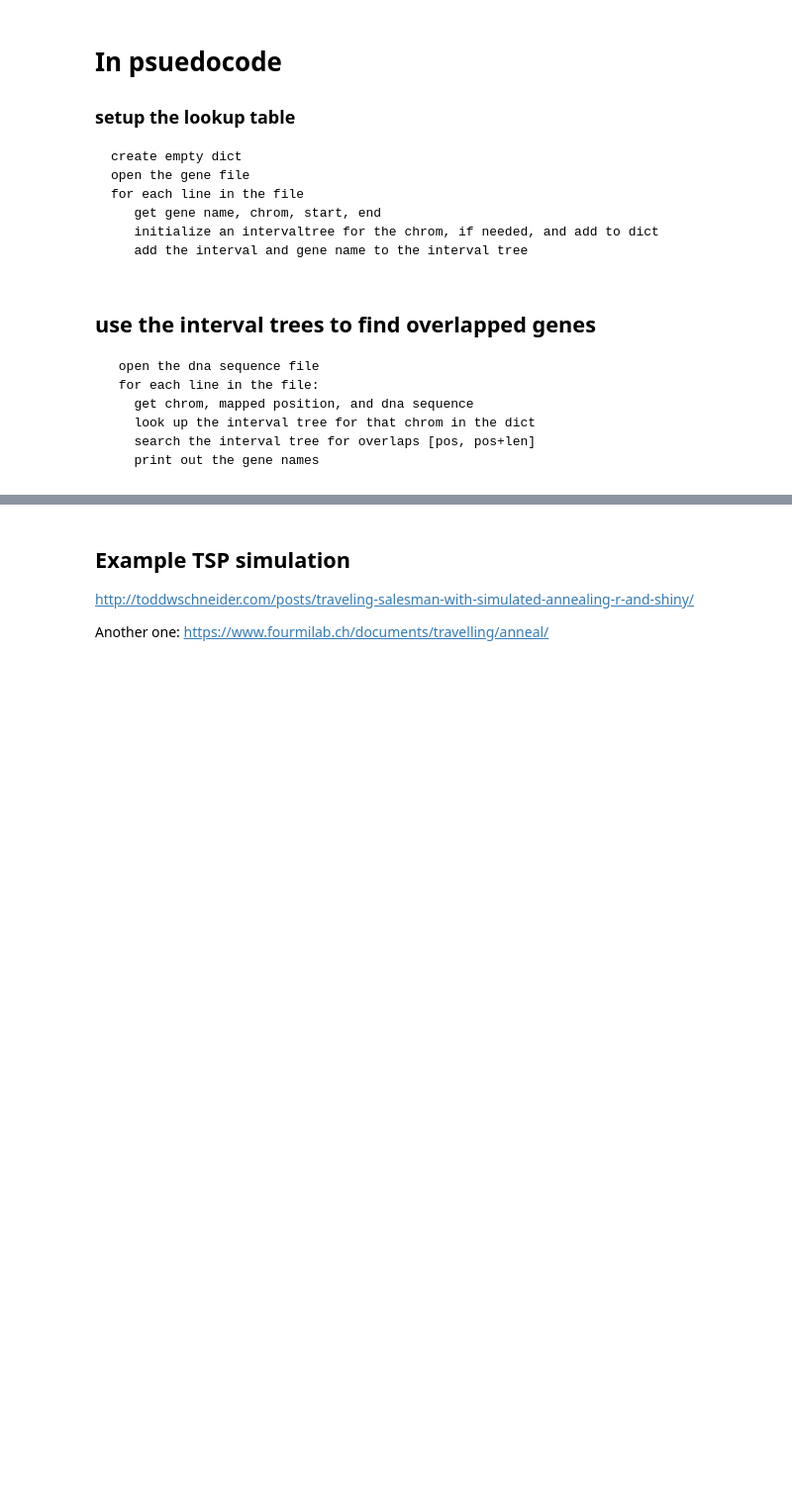
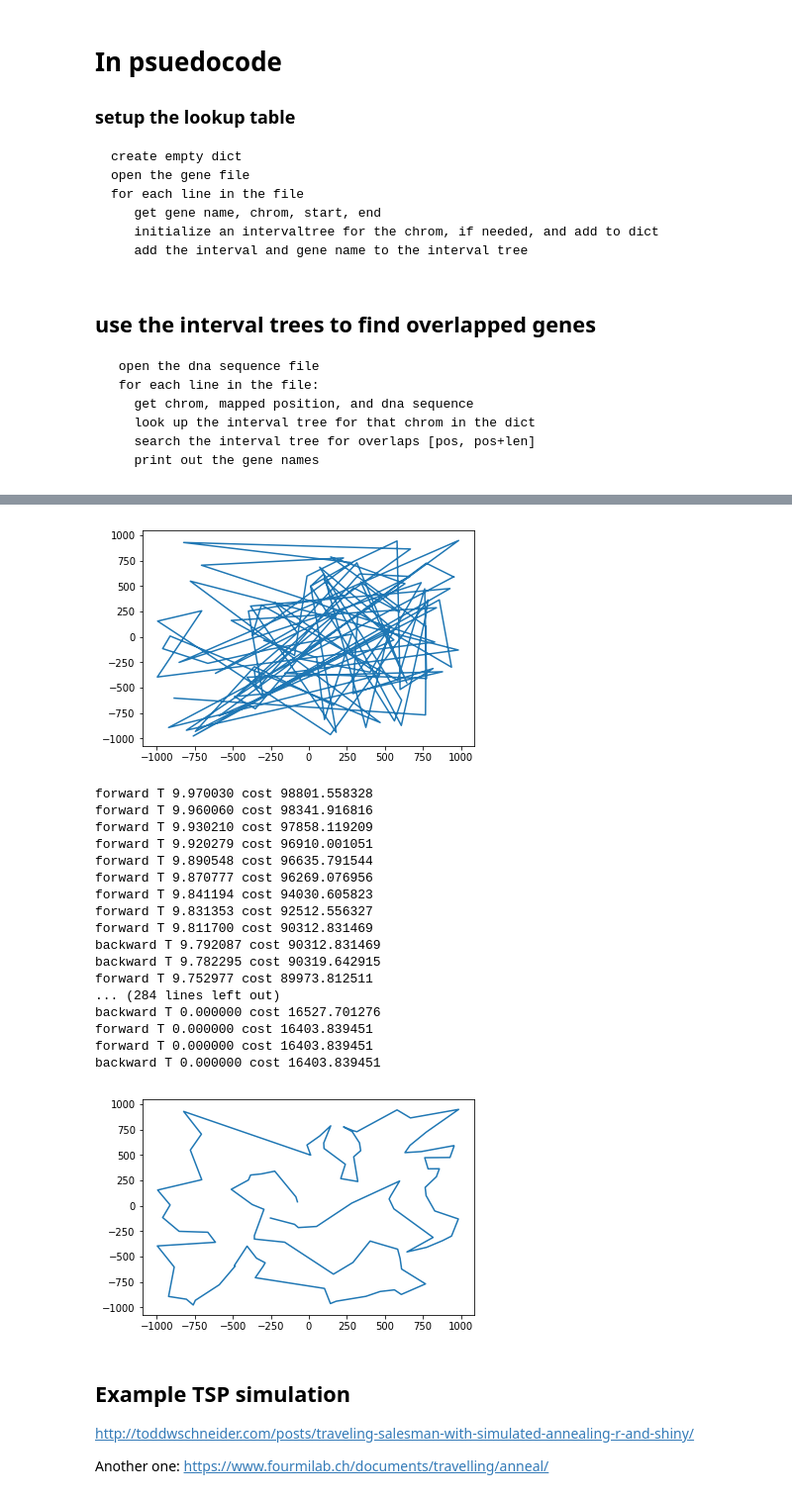
Before and after one commit to ycrc/Python-Bootcamp, a Jupyter notebook: PythonNotebook.ipynb, the cells around one changed output, grey strips where cells are left out. Shown: that part at 99% size. Cells and saved outputs as stored; diff of their text form; code cells hidden in the pictures; blank space fills up the shorter version.

```diff
--- a/PythonNotebook.ipynb
+++ b/PythonNotebook.ipynb
@@ -670,0 +708,7 @@ while T > stopT:
+# %%
+def doswap(curr):
+    cand=curr[:]
+    n=len(cand)
+    i,j = sorted(random.sample(range(n),2))
+    cand[i:j+1] = reversed(cand[i:j+1])
+    return cand
@@ -671,3 +731,45 @@ while T > stopT:
+# %%
+def main(n):
+    #random.seed(0)
+    curr=initial(n)
+    plot(curr)
+    currcost=cost(curr)
+    T=math.sqrt(n)
+    while T > 1e-10:
+        cand=doswap(curr)
+        candcost=cost(cand)
+        if candcost<currcost:
+            curr=cand
+            currcost=candcost
+            print("forward T %f cost %f" % (T, currcost))
+        elif p_accept(candcost, currcost, T) > random.random():
+            curr=cand
+            currcost=candcost
+            print("backward T %f cost %f" % (T, currcost))
+        T=T*.999
+    plot(curr)
+# %%
+main(100)
+# %% [output]
+[figure, added]
+forward T 9.970030 cost 98801.558328
+forward T 9.960060 cost 98341.916816
+forward T 9.930210 cost 97858.119209
+forward T 9.920279 cost 96910.001051
+forward T 9.890548 cost 96635.791544
+forward T 9.870777 cost 96269.076956
+forward T 9.841194 cost 94030.605823
+forward T 9.831353 cost 92512.556327
+forward T 9.811700 cost 90312.831469
+backward T 9.792087 cost 90312.831469
+backward T 9.782295 cost 90319.642915
+forward T 9.752977 cost 89973.812511
+... (284 lines left out)
+backward T 0.000000 cost 16527.701276
+forward T 0.000000 cost 16403.839451
+forward T 0.000000 cost 16403.839451
+backward T 0.000000 cost 16403.839451
+[figure, added]
 # %% [markdown]
 ## Example TSP simulation
 http://toddwschneider.com/posts/traveling-salesman-with-simulated-annealing-r-and-shiny/
```
Also changed, not shown: parts of 11 cells of this notebook, 1 other file.
